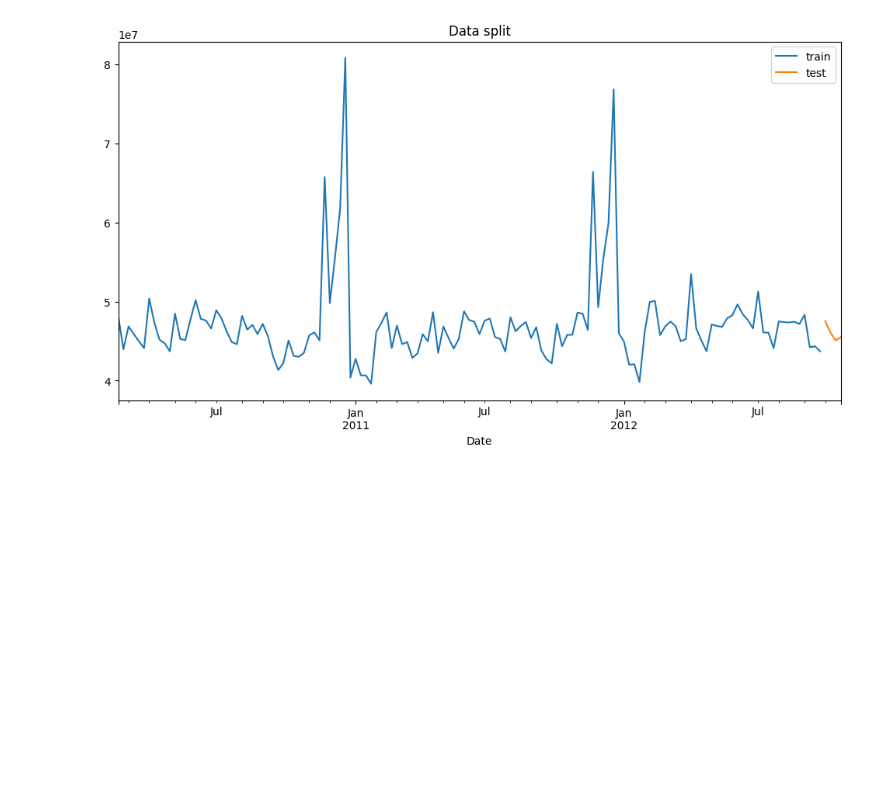
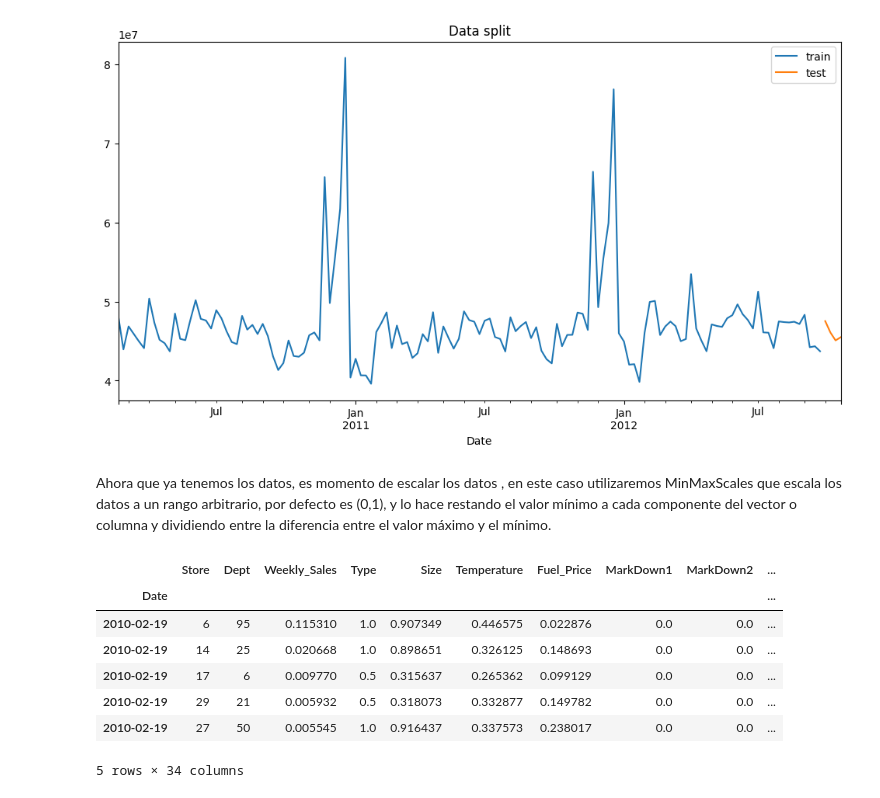
Before and after one commit to luiscxz/To_linkedIn, a Jupyter notebook: Walmart_Sales_deep_learnig.ipynb, the cells around one changed output. Drawn from its saved outputs; the diff is of its cells as text; code cells hidden in the pictures; blank space fills up the shorter version.

```diff
--- a/Walmart_Sales_deep_learnig.ipynb
+++ b/Walmart_Sales_deep_learnig.ipynb
@@ -601,3 +602,28 @@ plt.title("Data split")
 plt.show()
 # %% [output]
 [figure]
+# %% [markdown]
+Ahora que ya tenemos los datos, es momento de escalar los datos , en este caso utilizaremos MinMaxScales que escala los datos a un rango arbitrario, por defecto es (0,1), y lo hace restando el valor mínimo a cada componente del vector o columna y dividiendo entre la diferencia entre el valor máximo y el mínimo.
+# %%
+from sklearn.preprocessing import MinMaxScaler
+scaler = MinMaxScaler(feature_range=(0, 1))
+scaler1 = MinMaxScaler(feature_range=(0, 1))
+
+tr_df_sc = tr_df.copy()
+# definamos las columnas a escalar
+sc_col = ['Type', 'Size', 'Temperature', 'Fuel_Price',
+          'MarkDown1', 'MarkDown2', 'MarkDown3', 'MarkDown4',
+          'MarkDown5', 'CPI', 'Unemployment', 'year', 'quarter',
+          'month', 'week']
+tr_df_sc[sc_col] = scaler.fit_transform(tr_df_sc[sc_col])  # Escala las características
+tr_df_sc[["Weekly_Sales"]] = scaler1.fit_transform(tr_df_sc[["Weekly_Sales"]]) # Escala la variable objetivo
+tr_df_sc.head()
+# %% [output]
+|  | Store | Dept | Weekly_Sales | Type | Size | Temperature | Fuel_Price | MarkDown1 | MarkDown2 | ... |
+| Date |  |  |  |  |  |  |  |  |  | ... |
+| 2010-02-19 | 6 | 95 | 0.115310 | 1.0 | 0.907349 | 0.446575 | 0.022876 | 0.0 | 0.0 | ... |
+| 2010-02-19 | 14 | 25 | 0.020668 | 1.0 | 0.898651 | 0.326125 | 0.148693 | 0.0 | 0.0 | ... |
+| 2010-02-19 | 17 | 6 | 0.009770 | 0.5 | 0.315637 | 0.265362 | 0.099129 | 0.0 | 0.0 | ... |
+| 2010-02-19 | 29 | 21 | 0.005932 | 0.5 | 0.318073 | 0.332877 | 0.149782 | 0.0 | 0.0 | ... |
+| 2010-02-19 | 27 | 50 | 0.005545 | 1.0 | 0.916437 | 0.337573 | 0.238017 | 0.0 | 0.0 | ... |
+5 rows × 34 columns
```
Also changed, not shown: parts of 13 cells of this notebook.
